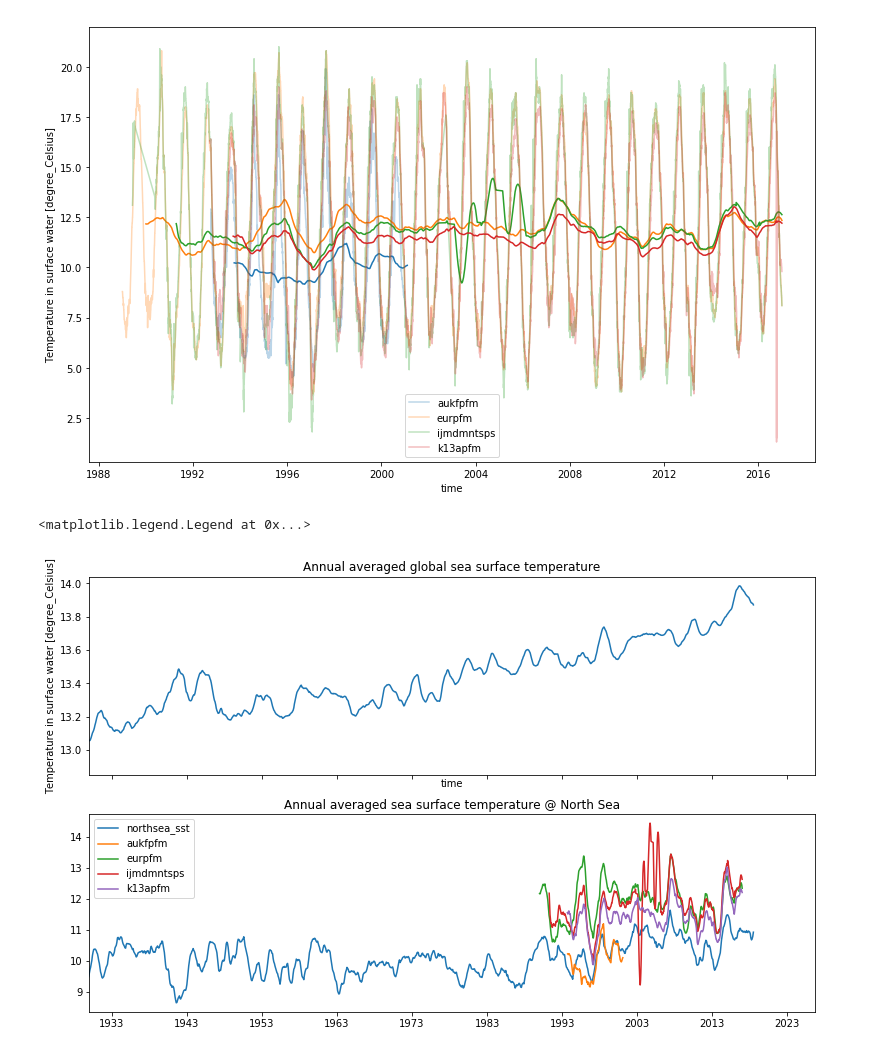
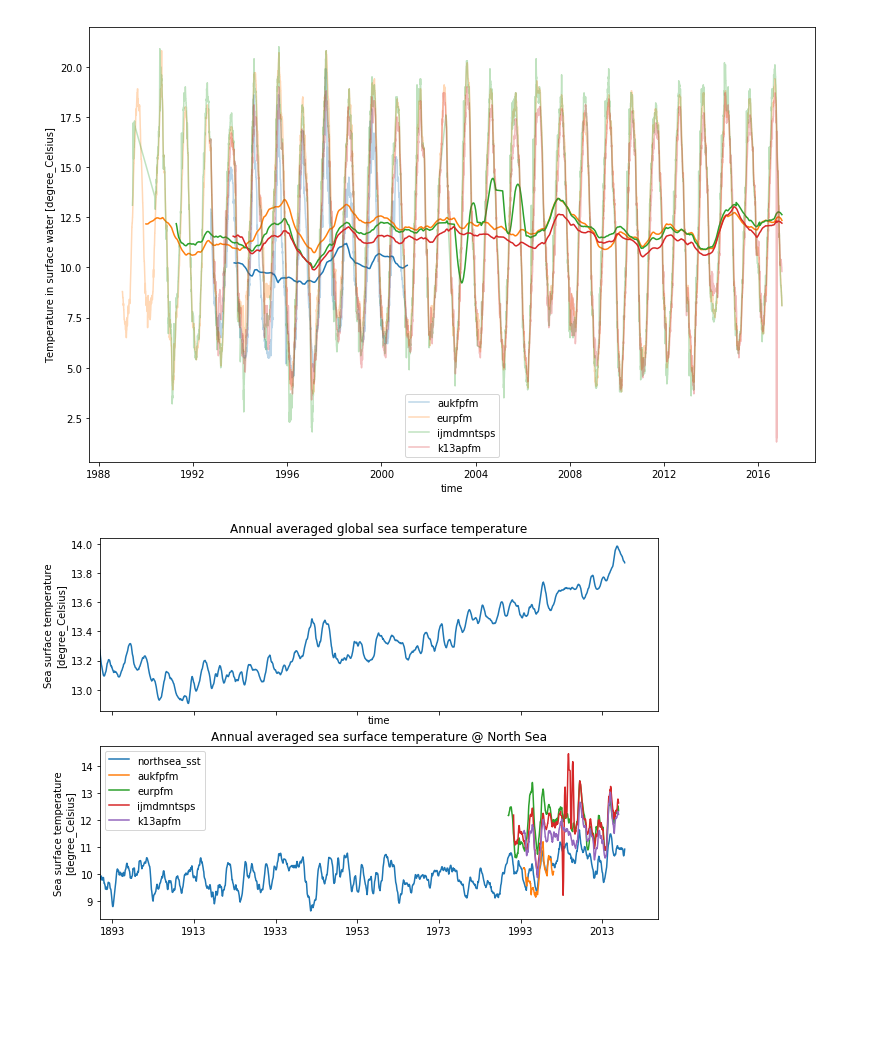
Before and after one commit to openearth/sealevel, a Jupyter notebook: notebooks/analysis/temperature/sea_surface_temperature.ipynb, the cells around one changed output. Saved outputs shown, nothing was run; the diff lists cells and outputs as text; code cells hidden in the pictures; blank space fills up the shorter version.

Commit message:
labels, units

```diff
--- a/notebooks/analysis/temperature/sea_surface_temperature.ipynb
+++ b/notebooks/analysis/temperature/sea_surface_temperature.ipynb
@@ -163,19 +152,20 @@ plt.legend()
 <matplotlib.legend.Legend at 0x...>
 [figure]
 # %%
-fig, axes = plt.subplots(figsize=(13, 8), nrows=2, sharex=True, sharey=False)
+fig, axes = plt.subplots(figsize=(10, 7), nrows=2, sharex=True, sharey=False)
 rolling_mean = df.rolling(12).agg('mean')
 axes[0].plot(df.index, rolling_mean['global_sst'])
 axes[0].set_title('Annual averaged global sea surface temperature')
 axes[1].plot(df.index, rolling_mean['northsea_sst'])
 axes[1].set_title('Annual averaged sea surface temperature @ North Sea')
 for color, (id_, sst_df_i) in zip(cycle_colors[1:], sst_dfs.items()):
     sst_df_i['sst_masked'] = np.ma.masked_outside(sst_df_i.sst, 0, 30)
     axes[1].plot(sst_df_i.t, sst_df_i['sst_masked'].rolling(365).mean(), color=color, label=id_)
 axes[0].set_xlabel('time')
-axes[0].set_ylabel('%s [%s]' % (ds.variables['sea_water_temperature'].long_name, ds.variables['sea_water_temperature'].units))
-axes[0].set_xlim(left=datetime.datetime(1930, 1, 1))
-plt.legend()
+axes[0].set_ylabel('%s\n[%s]' % ('Sea surface temperature', ds.variables['sea_water_temperature'].units))
+axes[1].set_ylabel('%s\n[%s]' % ('Sea surface temperature', ds.variables['sea_water_temperature'].units))
+axes[0].set_xlim(left=datetime.datetime(1890, 1, 1))
+axes[1].legend()
+fig.savefig('sea-surface-temperature.pdf')
 # %% [output]
-<matplotlib.legend.Legend at 0x...>
-[figure, old version]
+[figure, new version]
```
Also changed, not shown: parts of 3 cells of this notebook.
